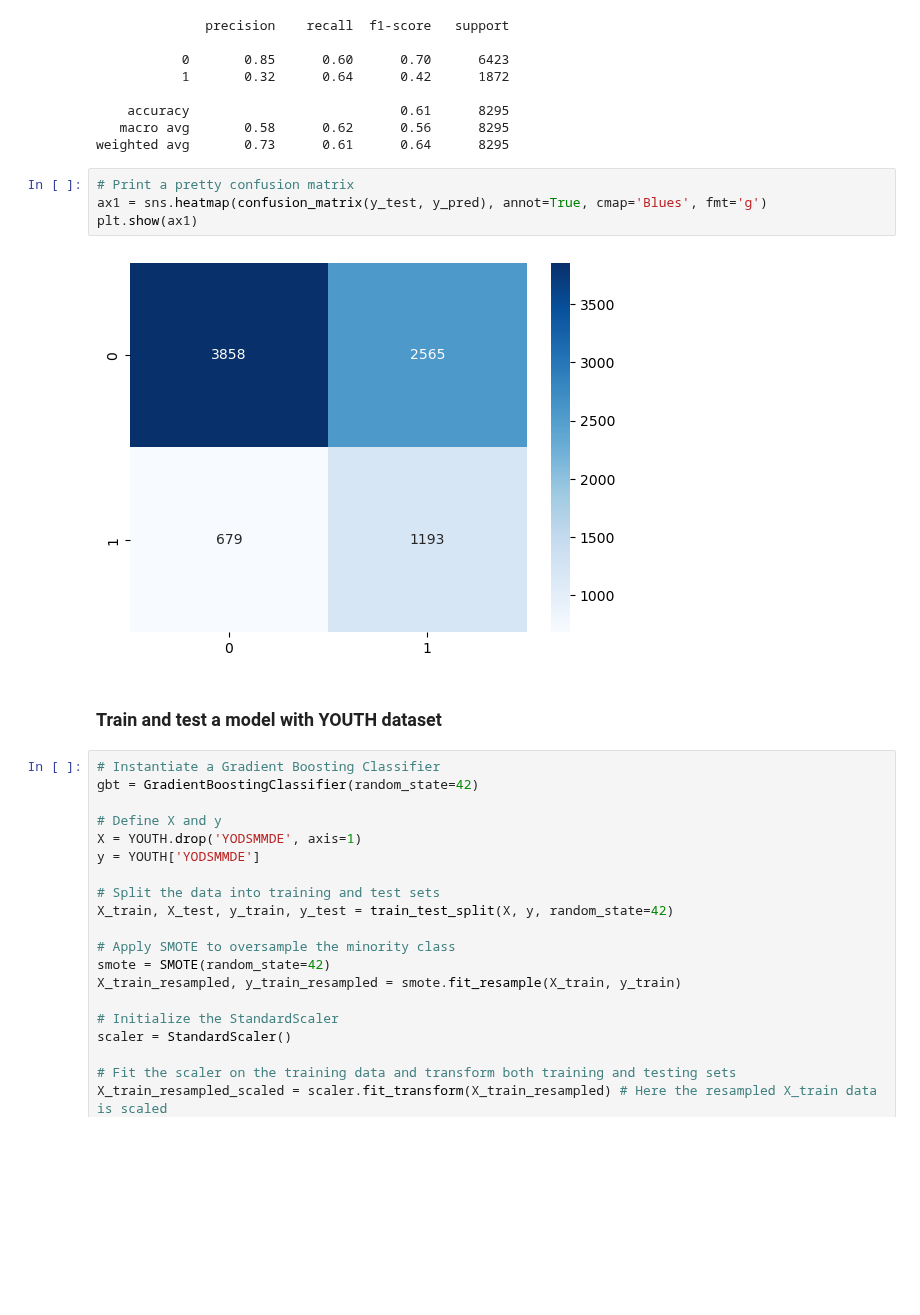
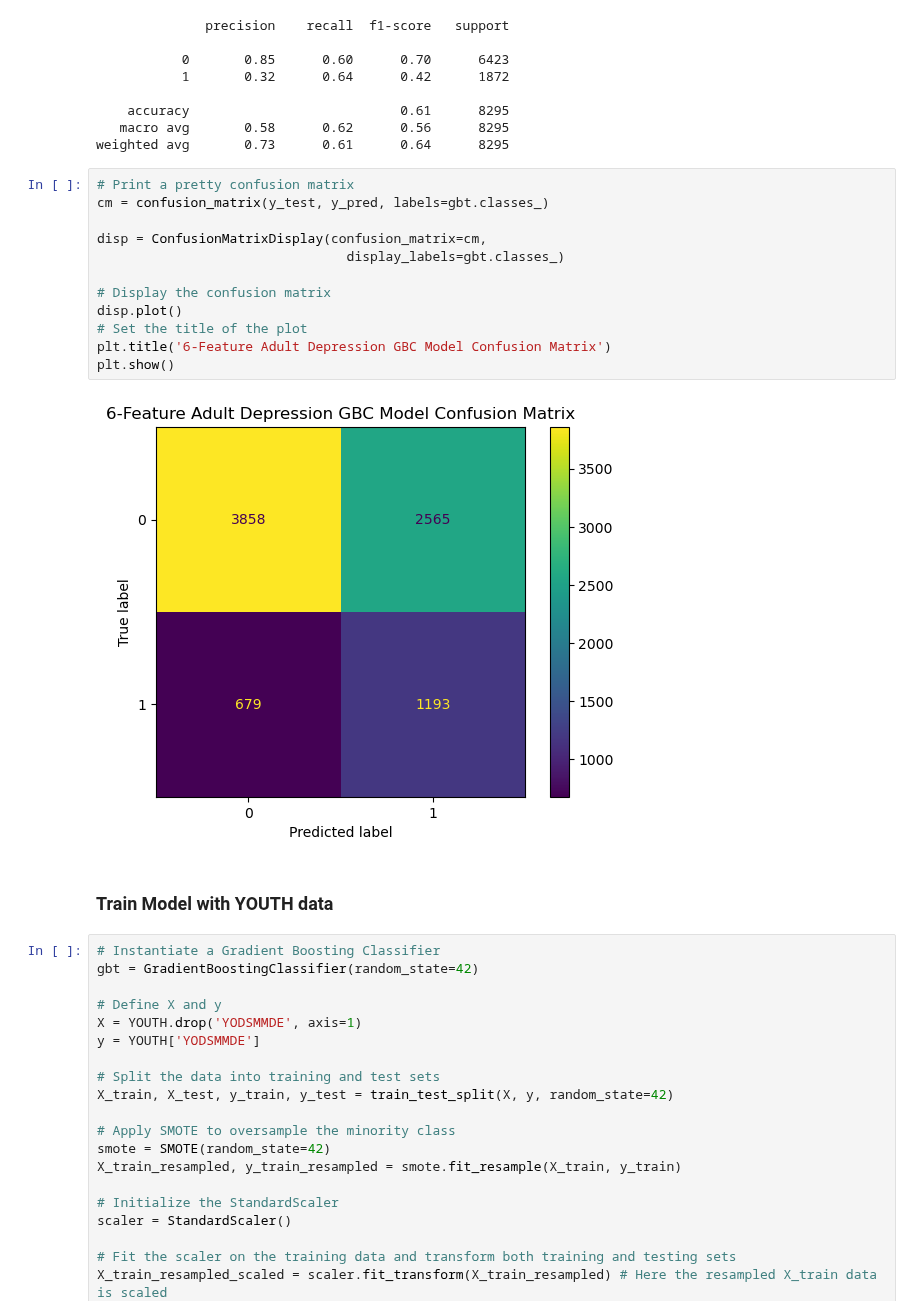
Before and after one commit to melissaprax/substance-use-mental-illness-analysis, a Jupyter notebook: mainV2 copy.ipynb, the cells around one changed output. Drawn from its saved outputs; the diff is of its cells as text; blank space fills up the shorter version.

```diff
--- a/mainV2 copy.ipynb
+++ b/mainV2 copy.ipynb
@@ -396,14 +411,22 @@ print(classification_report(y_test, y_pred))
     accuracy                           0.61      8295
    macro avg       0.58      0.62      0.56      8295
 weighted avg       0.73      0.61      0.64      8295
-# %%
-# Print a pretty confusion matrix
-ax1 = sns.heatmap(confusion_matrix(y_test, y_pred), annot=True, cmap='Blues', fmt='g')
-plt.show(ax1)
-# %% [output]
-[figure, removed]
+# %%
+# Print a pretty confusion matrix
+cm = confusion_matrix(y_test, y_pred, labels=gbt.classes_)
+
+disp = ConfusionMatrixDisplay(confusion_matrix=cm,
+                                display_labels=gbt.classes_)
+
+# Display the confusion matrix
+disp.plot()
+# Set the title of the plot
+plt.title('6-Feature Adult Depression GBC Model Confusion Matrix')
+plt.show()
+# %% [output]
+[figure, added]
 # %% [markdown]
-### Train and test a model with YOUTH dataset
+### Train Model with YOUTH data
 # %%
 # Instantiate a Gradient Boosting Classifier
 gbt = GradientBoostingClassifier(random_state=42)
```
Also changed, not shown: parts of 7 cells of this notebook, 3 other files.
